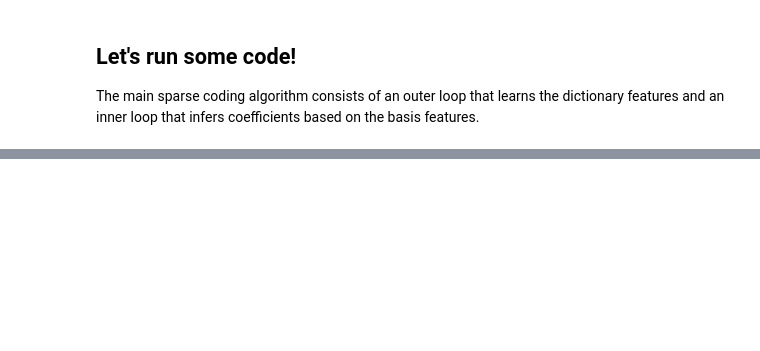
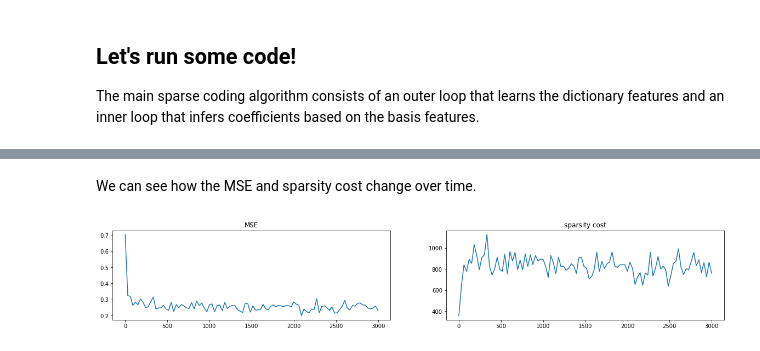
Before and after one commit to rctn/sparsecoding, a Jupyter notebook: tutorials/vanilla/tutorial.ipynb, the cells around one changed output, grey strips where cells are left out. Saved outputs shown, nothing was run; the diff lists cells and outputs as text; code cells hidden in the pictures; blank space fills up the shorter version.

```diff
--- a/tutorials/vanilla/tutorial.ipynb
+++ b/tutorials/vanilla/tutorial.ipynb
@@ -174,0 +159,7 @@ utils.plot_coeffs(a[99])
+# %% [markdown]
+We can see how the MSE and sparsity cost change over time.
+# %%
+# Plot losses.
+utils.plot_loss_sbs(mses, sparse_costs)
+# %% [output]
+[figure, added]
```
Also changed, not shown: parts of 22 cells of this notebook, 5 other files.
